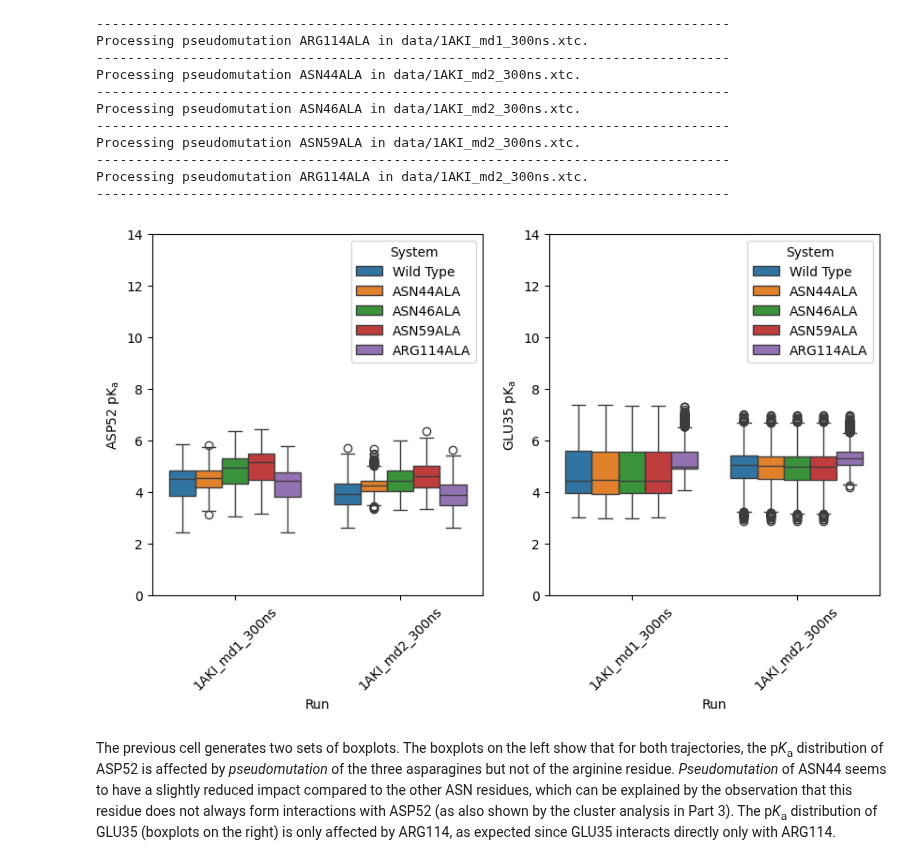
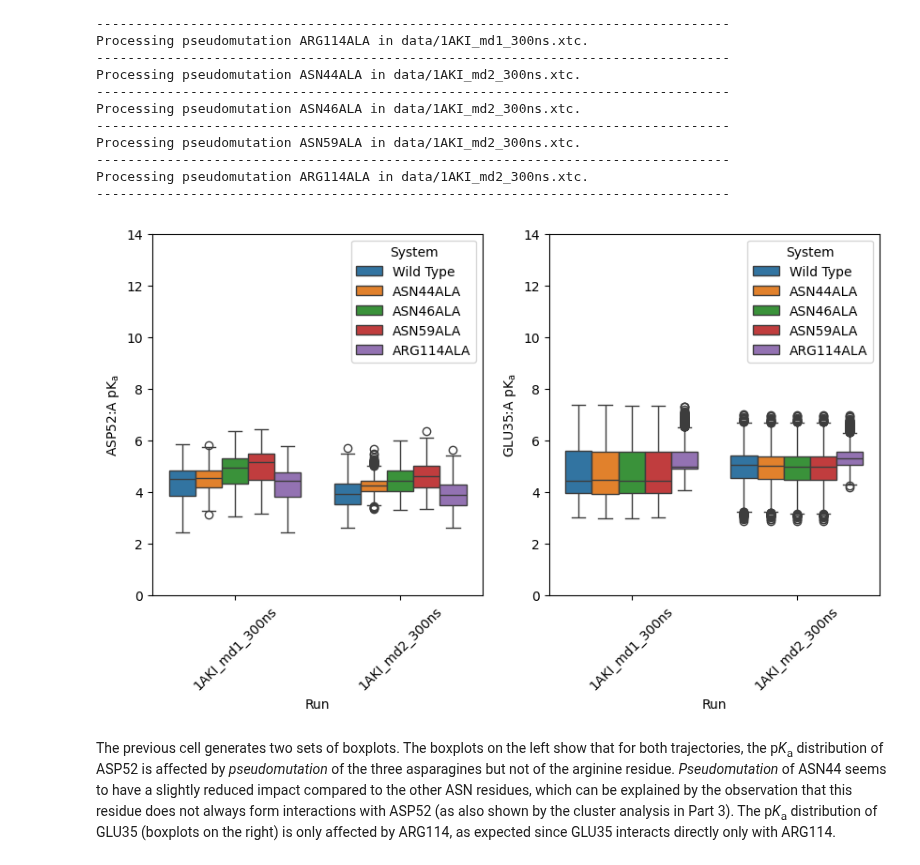
Before and after one commit to fornililab/TrIPP, a Jupyter notebook: tutorial/tripp_tutorial.ipynb, the cells around one changed output. Cells and saved outputs as stored; diff of their text form; code cells hidden in the pictures.

```diff
--- a/tutorial/tripp_tutorial.ipynb
+++ b/tutorial/tripp_tutorial.ipynb
@@ -193,7 +174,7 @@ fig, ax = plt.subplots(1, ntraj, figsize = (4 * ntraj, 6), sharex = True, sharey
 
 #Plot histogram showing the deviation from the model pKa values
 for idx in range(ntraj):
-    df_md = pd.read_csv(f'{output_directories[idx]}/{pka_csv_prefix[idx]}_difference_to_model.csv') #***IM mod*** pka_csv_prefix variable used ***IM mod***
+    df_md = pd.read_csv(f'{output_directories[idx]}/{output_prefix[idx]}_difference_to_model.csv') #***IM mod*** pka_csv_prefix variable used ***IM mod***
     df_melt = df_md.melt(id_vars = 'Time [ps]', var_name = 'Residues', value_name = 'pKa value deviation')
     sns.histplot(data = df_melt, x = 'pKa value deviation', y = 'Residues', ax = ax[idx], binwidth = 0.1)
     ax[idx].set(xlabel = r'pK$_{\rm a}$ deviation')
@@ -360,5 +344,5 @@ Best clustering parameters identified at min_cluster_size=75 and min_samples=85
 # %%
-pairs = list(combinations(range(len(resid_clust_list)), 2))
+pairs = list(combinations(range(len(residue_identifier_list)), 2))
 npairs = len(pairs)
 
 fig, ax = plt.subplots(1, npairs, figsize = (npairs * 5, 5))
@@ -366,12 +350,9 @@ ax = np.atleast_1d(ax)
 
 for i, idx in enumerate(pairs):
     df_cluster = pd.read_csv(f'{output_dir}/{clustering_output_prefix}_HDBSCAN_cluster.csv')
-    #***IM mod*** To account for the change in selections, because the resid_clust_list now contains only resid
-    resid_x = resid_clust_list[idx[0]]
-    resid_y = resid_clust_list[idx[1]]
-    xlabel = [x for x in df_cluster.columns if resid_x in x][0] #find out the full resname_resid to be the xlabel
-    ylabel = [x for x in df_cluster.columns if resid_y in x][0] #find out the full resname_resid to be the yabel
-    #***IM mod***
+    xlabel = residue_identifier_list[idx[0]] #***IM mod*** changed the variable name only.
+    ylabel = residue_identifier_list[idx[1]] #***IM mod*** changed the variable name only.
+
     sns.scatterplot(data = df_cluster, x = xlabel, y = ylabel, s = 2, hue = 'Clusters', palette = 'tab10', ax = ax[i])
     ax[i].set(xlabel = xlabel + r' pK$_{\rm a}$')
     ax[i].set(ylabel = ylabel + r' pK$_{\rm a}$')
@@ -417,17 +398,23 @@ mutation_selections_list = ['chainID A and resid 44', # ***IMmod*** list of resi
                             'chainID A and resid 59',
                             'chainID A and resid 114']
 
-residue_pKa_list = ['ASP52', 'GLU35'] # the pKa of these residues will be plotted before ('Wild Type') and after the pseudomutation is applied
+residue_selections_list = ['chainID A and resid 52', 'chainID A and resid 35'] # ***IMmod*** the pKa of these residues will be plotted before ('Wild Type') and after the pseudomutation is applied (MDAnalysis selections commands). ***IMmod***
 
 # End of user-defined variables -------------------------
 #***IM mod*** Unfortunately our code has changed to rely on MDAnalysis selection commands.
-# I can only create a universe and retrieve the original resname and add ALA to it.
+# I created a universe and retrieve the original resname and add ALA to it.
 u = create_mda_universe(topology_file,None)
 mutation_list = []
 for mutation_selection in mutation_selections_list:
     resname = u.select_atoms(mutation_selection).residues.resnames.astype(str)
     resid = u.select_atoms(mutation_selection).residues.resids.astype(str)
-    mutation_list.append('_'.join(np.char.add(np.char.add(resname, resid), 'ALA')))
+    mutation_list.append(np.char.add(np.char.add(resname, resid), 'ALA')[0])
+residue_identifier_list = []
+for residue_selection in residue_selections_list:
+    resname = u.select_atoms(residue_selection).residues.resnames.astype(str)
+    resid = u.select_atoms(residue_selection).residues.resids.astype(str)
+    chainID = u.select_atoms(residue_selection).atoms.chainIDs.astype(str)[0]
+    residue_identifier_list.append(np.char.add(resname, resid)[0]+':'+ chainID)
 mutation_output_directories = [ [output_dir + '/' + x + '_' + y for y in mutation_list] for x in traj_prefix_list ]
 mutation_output_prefix = [ [ x + '_' + y for y in mutation_list] for x in traj_prefix_list ]
 # %%
@@ -442,7 +429,6 @@ for idx in range(len(trajectory_files)):
                                 cpu_core_number = -1)
 
         TrIPP_Traj.run(extract_buriedness_data = False,
-                        chain = chain_ID,
                         mutation_selections = mutation_selections_list[mtype_idx],  # ***IM mod*** this can be a single or multiple mutations.
                                                                                     # In the case of multiple mutations, provide the residues
                                                                                     # in MDAnalysis selection commands. e.g.: 'chainID A resid 44 46' ***IM mod***
@@ -469,32 +455,32 @@ Processing pseudomutation ARG114ALA in data/1AKI_md2_300ns.xtc.
 # %%
 combined_df = []
 for idx in range(len(trajectory_files)):
     pka_file = pka_files[idx]
     df = pd.read_csv(pka_file)
-    df = df[['Time [ps]'] + residue_pKa_list]
+    df = df[['Time [ps]'] + residue_identifier_list]
     df['Run'] = f"{trajectory_files[idx].split('/')[-1].split('.')[0]}"
     df['System'] = 'Wild Type'
     combined_df.append(df)
     for mtype_idx, mutation_label in enumerate(mutation_list):
-        mutation_pka_file = mutation_output_directories[idx][mtype_idx] + '/' + mutation_output_prefix[idx][mtype_idx] + '_pka_chain' + chain_ID +'.csv' #***IM mod*** added chain_ID in between the csv and pka. ***IM mod***
+        mutation_pka_file = mutation_output_directories[idx][mtype_idx] + '/' + mutation_output_prefix[idx][mtype_idx] + '_pka.csv'
         df = pd.read_csv(mutation_pka_file)
-        df = df[['Time [ps]'] + residue_pKa_list]
+        df = df[['Time [ps]'] + residue_identifier_list]
         df['Run'] = f"{trajectory_files[idx].split('/')[-1].split('.')[0]}"
         df['System'] = mutation_label
         combined_df.append(df)
 combined_df = pd.concat(combined_df)
 
-fig, ax = plt.subplots(1, len(residue_pKa_list), figsize = (len(residue_pKa_list) * 5,5))
-for index, residue in enumerate(residue_pKa_list):
+fig, ax = plt.subplots(1, len(residue_identifier_list), figsize = (len(residue_identifier_list) * 5,5))
+for index, residue in enumerate(residue_identifier_list):
     sns.boxplot(data = combined_df, x = 'Run', y = residue, hue = 'System', ax = ax[index])
     ax[index].set_ylabel(residue + r' pK$_{\rm a}$')
     ax[index].set_ylim([0, 14])
     ax[index].legend(title = 'System')
     for label in ax[index].get_xticklabels():
         label.set_rotation(45)
 plt.show()
 # %% [output]
-[figure, old version]
+[figure, new version]
 # %% [markdown]
 The previous cell generates two sets of boxplots. The boxplots on the left show that for both trajectories, the p*K*<sub>a</sub> distribution of ASP52 is affected by _pseudomutation_ of the three asparagines but not of the arginine residue. _Pseudomutation_ of ASN44 seems to have a slightly reduced impact compared to the other ASN residues, which can be explained by the observation that this residue does not always form interactions with ASP52 (as also shown by the cluster analysis in Part 3). The p*K*<sub>a</sub> distribution of GLU35 (boxplots on the right) is only affected by ARG114, as expected since GLU35 interacts directly only with ARG114.
 # %% [markdown]
```
Also changed, not shown: parts of 15 cells of this notebook, 15 other files.
